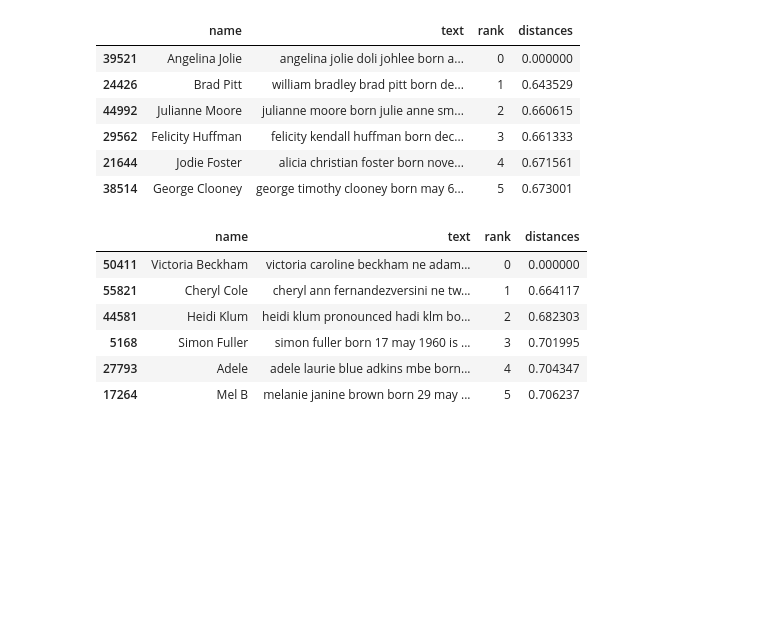
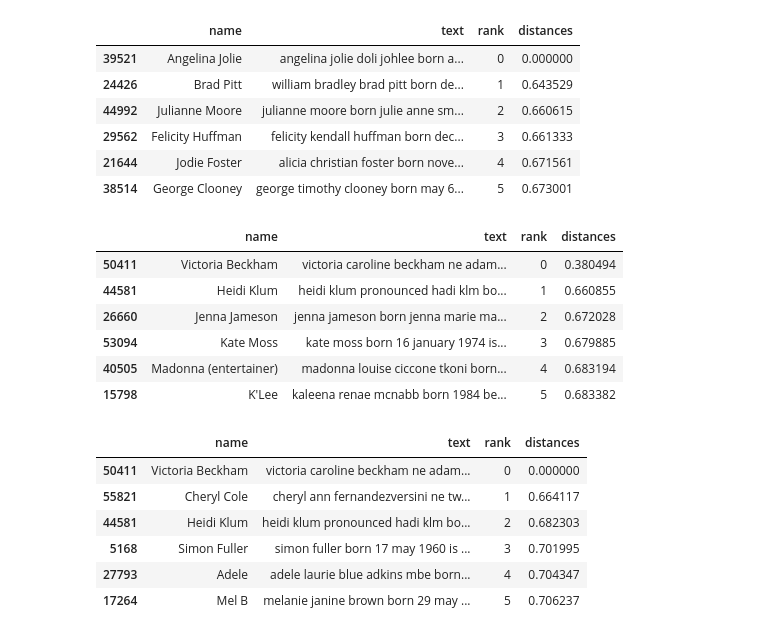
Before and after one commit to RayleighKim/M11_Intro_To_Unsuerpvised_Learning, a Jupyter notebook: 11_1_Intro_to_Unsupervised_Learning_I.ipynb, the cells around one changed output. Saved outputs shown, nothing was run; the diff lists cells and outputs as text; code cells hidden in the pictures; blank space fills up the shorter version.

```diff
--- a/11_1_Intro_to_Unsupervised_Learning_I.ipynb
+++ b/11_1_Intro_to_Unsupervised_Learning_I.ipynb
@@ -247,4 +359,14 @@ nearest_search(name = 'Angelina Jolie', nbrs = nbrs_simple)
 | 29562 | Felicity Huffman | felicity kendall huffman born dec... | 3 | 0.661333 |
 | 21644 | Jodie Foster | alicia christian foster born nove... | 4 | 0.671561 |
 | 38514 | George Clooney | george timothy clooney born may 6... | 5 | 0.673001 |
+# %%
+nearest_search(name='Victoria Beckham', nbrs = nbrs_count)
+# %% [output]
+|  | name | text | rank | distances |
+| 50411 | Victoria Beckham | victoria caroline beckham ne adam... | 0 | 0.380494 |
+| 44581 | Heidi Klum | heidi klum pronounced hadi klm bo... | 1 | 0.660855 |
+| 26660 | Jenna Jameson | jenna jameson born jenna marie ma... | 2 | 0.672028 |
+| 53094 | Kate Moss | kate moss born 16 january 1974 is... | 3 | 0.679885 |
+| 40505 | Madonna (entertainer) | madonna louise ciccone tkoni born... | 4 | 0.683194 |
+| 15798 | K'Lee | kaleena renae mcnabb born 1984 be... | 5 | 0.683382 |
 # %%
```
Also changed, not shown: parts of 18 cells of this notebook.
